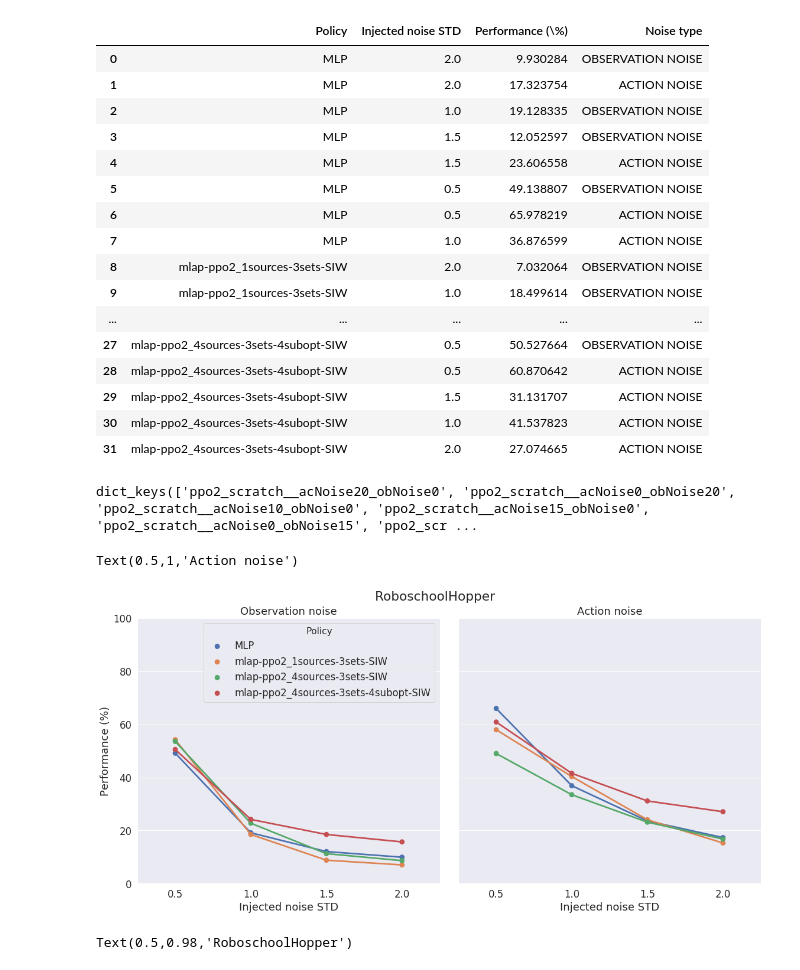
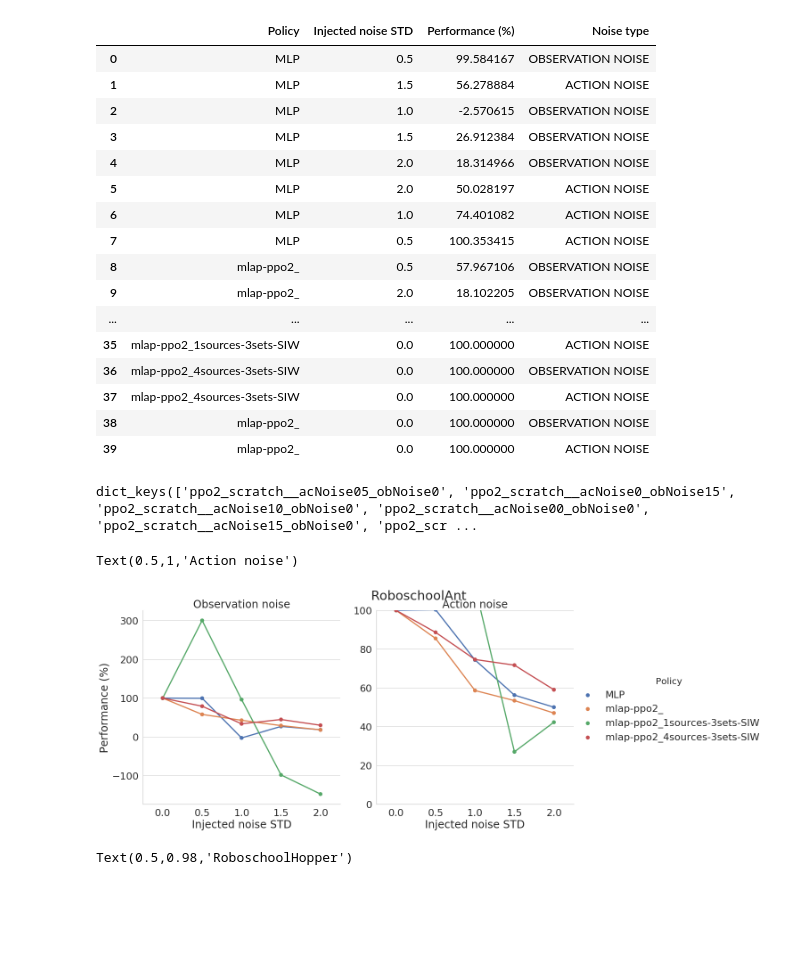
Before and after one commit to Mohammadamin-Barekatain/multipolar, a Jupyter notebook: Generalization_robustness.ipynb, the cells around one changed output. Cells and saved outputs as stored; diff of their text form; code cells hidden in the pictures; blank space fills up the shorter version.

Commit message:
visualization update

```diff
--- a/Generalization_robustness.ipynb
+++ b/Generalization_robustness.ipynb
@@ -21,8 +21,8 @@ import matplotlib.pyplot as plt
 plt.ion()
 # %%
 test_dirs = ['logs/ppo2_scratch/', 'logs/mlap-ppo2/']
-env = 'RoboschoolHopper-v1'
-prefixes = ["1sources-3sets-1subopt-SIW", "1sources-3sets-SIW", "4sources-3sets-SIW", "4sources-3sets-2subopt-SIW", "4sources-3sets-4subopt-SIW", "8sources-3sets-SIW", ""]
+env = 'RoboschoolAnt-v1' #'RoboschoolHopper-v1'
+prefixes = ["1sources-3sets-SIW", "4sources-3sets-SIW", ""] #["1sources-3sets-1subopt-SIW", "1sources-3sets-SIW", "4sources-3sets-SIW", "4sources-3sets-2subopt-SIW", "4sources-3sets-4subopt-SIW", "8sources-3sets-SIW", ""]
 save_path = "logs/{}_analysis/".format(env)
 # %%
 mean_reward = defaultdict(list)
@@ -78,5 +78,11 @@ for key in mean_reward:
     df['Injected noise STD'].append(max(noise))
     df['Noise type'].append('ACTION NOISE' if noise[0] == 0 else 'OBSERVATION NOISE')
 
+for policy in set(df['Policy']):
+    for noise in ['OBSERVATION NOISE', 'ACTION NOISE']:
+        df['Policy'].append(policy)
+        df['Injected noise STD'].append(0)
+        df['Noise type'].append(noise)
+        df['Performance (%)'].append(100)
 
 df = pd.DataFrame(df)
@@ -92,45 +89,45 @@ ppo2_scratch__acNoise0_ob15Noise 102 300
 # %%
 df
 # %% [output]
-|  | Policy | Injected noise STD | Performance (\%) | Noise type |
-| 0 | MLP | 2.0 | 9.930284 | OBSERVATION NOISE |
-| 1 | MLP | 2.0 | 17.323754 | ACTION NOISE |
-| 2 | MLP | 1.0 | 19.128335 | OBSERVATION NOISE |
-| 3 | MLP | 1.5 | 12.052597 | OBSERVATION NOISE |
-| 4 | MLP | 1.5 | 23.606558 | ACTION NOISE |
-| 5 | MLP | 0.5 | 49.138807 | OBSERVATION NOISE |
-| 6 | MLP | 0.5 | 65.978219 | ACTION NOISE |
-| 7 | MLP | 1.0 | 36.876599 | ACTION NOISE |
-| 8 | mlap-ppo2_1sources-3sets-SIW | 2.0 | 7.032064 | OBSERVATION NOISE |
-| 9 | mlap-ppo2_1sources-3sets-SIW | 1.0 | 18.499614 | OBSERVATION NOISE |
+|  | Policy | Injected noise STD | Performance (%) | Noise type |
+| 0 | MLP | 0.5 | 99.584167 | OBSERVATION NOISE |
+| 1 | MLP | 1.5 | 56.278884 | ACTION NOISE |
+| 2 | MLP | 1.0 | -2.570615 | OBSERVATION NOISE |
+| 3 | MLP | 1.5 | 26.912384 | OBSERVATION NOISE |
+| 4 | MLP | 2.0 | 18.314966 | OBSERVATION NOISE |
+| 5 | MLP | 2.0 | 50.028197 | ACTION NOISE |
+| 6 | MLP | 1.0 | 74.401082 | ACTION NOISE |
+| 7 | MLP | 0.5 | 100.353415 | ACTION NOISE |
+| 8 | mlap-ppo2_ | 0.5 | 57.967106 | OBSERVATION NOISE |
+| 9 | mlap-ppo2_ | 2.0 | 18.102205 | OBSERVATION NOISE |
 | ... | ... | ... | ... | ... |
-| 27 | mlap-ppo2_4sources-3sets-4subopt-SIW | 0.5 | 50.527664 | OBSERVATION NOISE |
-| 28 | mlap-ppo2_4sources-3sets-4subopt-SIW | 0.5 | 60.870642 | ACTION NOISE |
-| 29 | mlap-ppo2_4sources-3sets-4subopt-SIW | 1.5 | 31.131707 | ACTION NOISE |
-| 30 | mlap-ppo2_4sources-3sets-4subopt-SIW | 1.0 | 41.537823 | ACTION NOISE |
-| 31 | mlap-ppo2_4sources-3sets-4subopt-SIW | 2.0 | 27.074665 | ACTION NOISE |
+| 35 | mlap-ppo2_1sources-3sets-SIW | 0.0 | 100.000000 | ACTION NOISE |
+| 36 | mlap-ppo2_4sources-3sets-SIW | 0.0 | 100.000000 | OBSERVATION NOISE |
+| 37 | mlap-ppo2_4sources-3sets-SIW | 0.0 | 100.000000 | ACTION NOISE |
+| 38 | mlap-ppo2_ | 0.0 | 100.000000 | OBSERVATION NOISE |
+| 39 | mlap-ppo2_ | 0.0 | 100.000000 | ACTION NOISE |
 # %%
 mean_reward.keys()
 # %% [output]
-dict_keys(['ppo2_scratch__acNoise20_obNoise0', 'ppo2_scratch__acNoise0_obNoise20', 'ppo2_scratch__acNoise10_obNoise0', 'ppo2_scratch__acNoise15_obNoise0', 'ppo2_scratch__acNoise0_obNoise15', 'ppo2_scr ...
+dict_keys(['ppo2_scratch__acNoise05_obNoise0', 'ppo2_scratch__acNoise0_obNoise15', 'ppo2_scratch__acNoise10_obNoise0', 'ppo2_scratch__acNoise00_obNoise0', 'ppo2_scratch__acNoise15_obNoise0', 'ppo2_scr ...
 # %%
 sns.set(style="whitegrid", font_scale=2)
 
-ax = sns.catplot(x='Injected noise STD', y='Performance (%)', hue='Policy', kind='point', data=df, col='Noise type', height=8, sharey=True, legend_out=False)
+ax = sns.catplot(x='Injected noise STD', y='Performance (%)', hue='Policy', kind='point', data=df, col='Noise type', height=8, sharey=False, legend_out=True)
 
 plt.ylim([0, 100])
 # ax.fig.suptitle(env[:-3])
 # loc = plticker.MultipleLocator(base=20)
 
 # ax.axes[0,0].set_major_locator(loc)
 ax.fig.subplots_adjust(top=0.9)
 ax.fig.suptitle(env[:-3])
 
 ax.axes[0,0].set_title('Observation noise')
 ax.axes[0,1].set_title('Action noise')
 # %% [output]
 Text(0.5,1,'Action noise')
-[figure, old version]
+[figure, new version]
 # %%
 a=ax.axes[0][0]
 # %%
```
Also changed, not shown: parts of 1 cell of this notebook, 3 other files.
